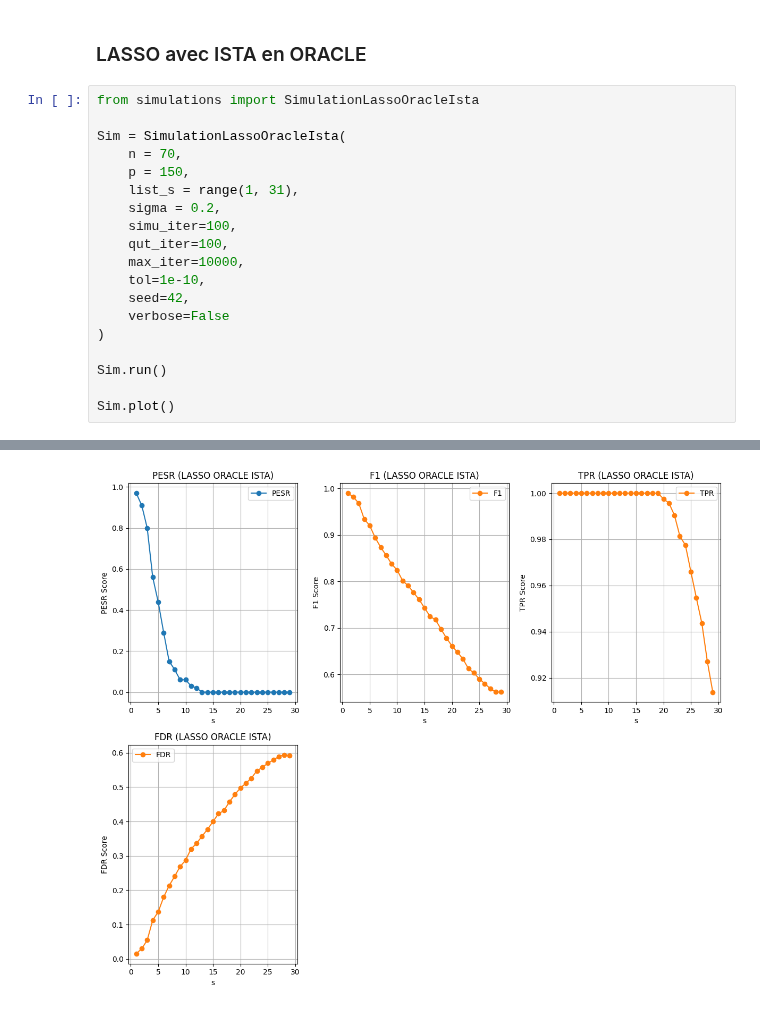
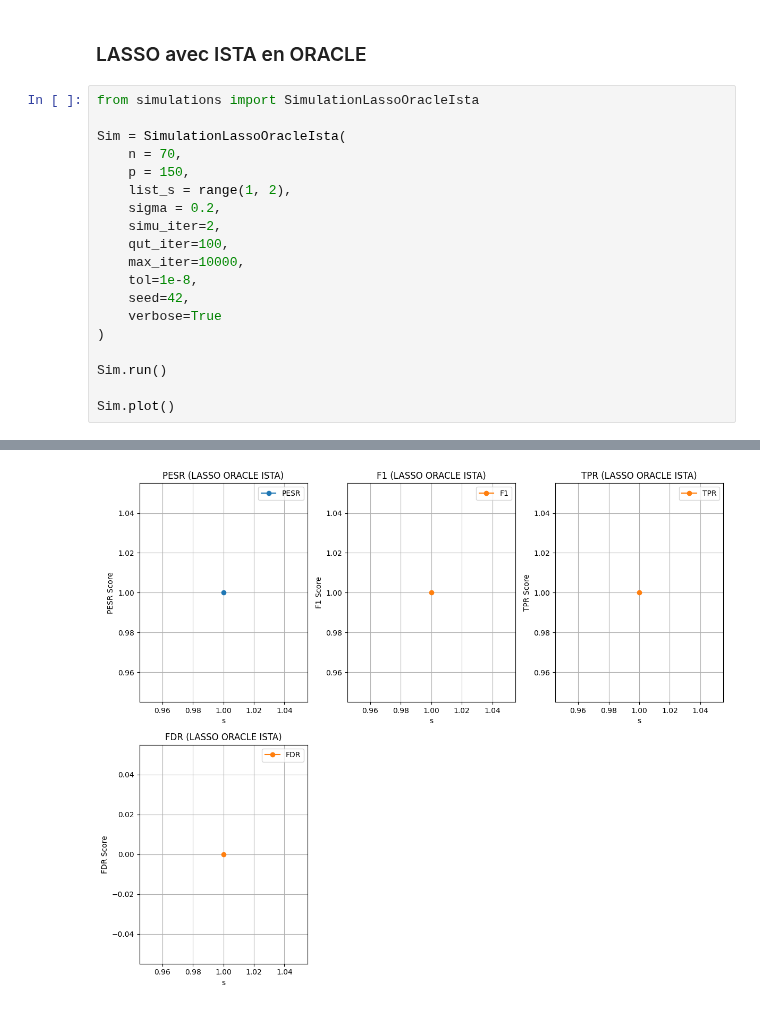
Before and after one commit to AymenBlk/STAGE-GENEVE, a Jupyter notebook: AYMEN/EXPLORATION/CAS LINEAIRE/LASSO/Basis.ipynb, the cells around one changed output, grey strips where cells are left out. Drawn from its saved outputs; the diff is of its cells as text.

```diff
--- a/AYMEN/EXPLORATION/CAS LINEAIRE/LASSO/Basis.ipynb
+++ b/AYMEN/EXPLORATION/CAS LINEAIRE/LASSO/Basis.ipynb
@@ -122,14 +122,14 @@ from simulations import SimulationLassoOracleIsta
 Sim = SimulationLassoOracleIsta(
     n = 70,
     p = 150,
-    list_s = range(1, 31),
+    list_s = range(1, 2),
     sigma = 0.2,
-    simu_iter=100,
+    simu_iter=2,
     qut_iter=100,
     max_iter=10000,
-    tol=1e-10,
+    tol=1e-8,
     seed=42,
-    verbose=False
+    verbose=True
 )
 
 Sim.run()
@@ -139 +159 @@ Sim.plot()
-[figure, old version]
+[figure, new version]
```
Also changed, not shown: parts of 1 cell of this notebook, 2 other files.
